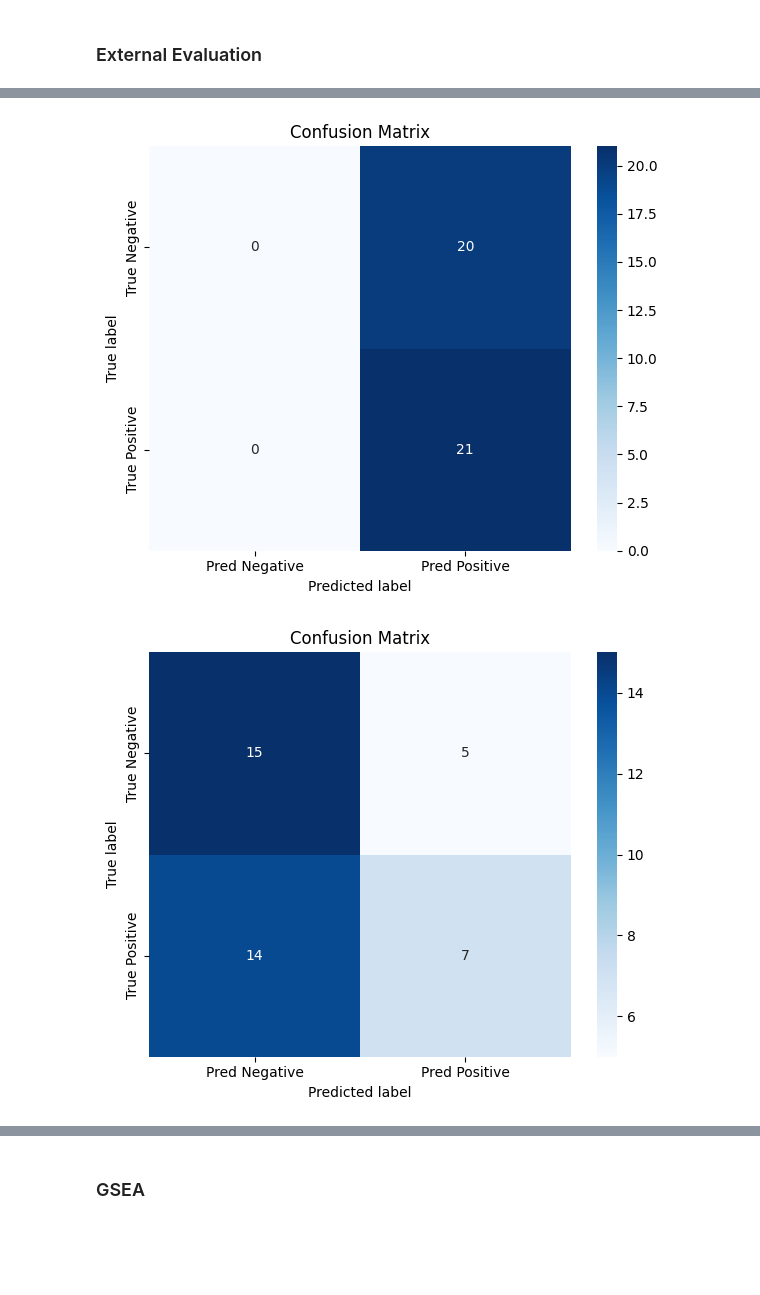
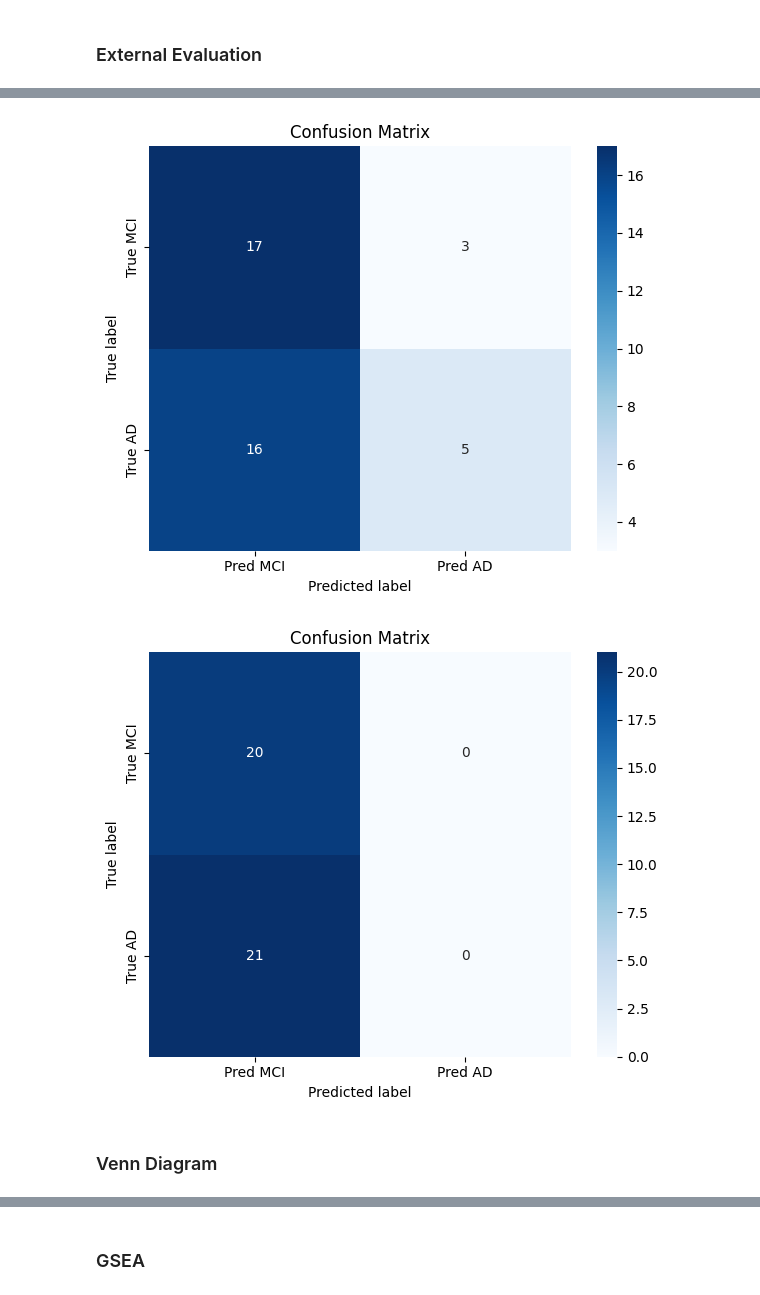
Before and after one commit to Kitiyaparnnn/MCI-AD, a Jupyter notebook: cnn_classifications.ipynb, the cells around one changed output, grey strips where cells are left out. Drawn from its saved outputs; the diff is of its cells as text; code cells hidden in the pictures; blank space fills up the shorter version.

```diff
--- a/cnn_classifications.ipynb
+++ b/cnn_classifications.ipynb
@@ -615,7 +670,7 @@ def evaluate_on_external(
         X_ext_2d = reshape_to_2d(X_ext_s, side)
         ds_ext = NumpyDataset(X_ext_2d, y_ext)
         loader_ext = DataLoader(ds_ext, batch_size=batch_size, shuffle=False)
-        model = CNN2D(in_ch=1, n_classes=len(np.unique(y_ext))).to(device)
+        model = CNN2D(in_ch=1, side=side, n_classes=len(np.unique(y_ext))).to(device)
     else:
         raise ValueError("model_type must be '1d' or '2d'")
 
@@ -705,6 +760,8 @@ Saved predictions to: test_normalized_data_preds_best_model_overall_2d.csv
 # %%
-plot_confusion_matrix_from_metrics(metrics_1D[0])
-plot_confusion_matrix_from_metrics(metrics_2D[0])
+plot_confusion_matrix_from_metrics(metrics_1D[0], class_names=('MCI','AD'))
+plot_confusion_matrix_from_metrics(metrics_2D[0], class_names=('MCI','AD'))
 # %% [output]
-[figure, old version]
+[figure, new version]
-[figure, old version]
+[figure, new version]
+# %% [markdown]
+### Venn Diagram
```
Also changed, not shown: parts of 9 cells of this notebook, 6 other files.
